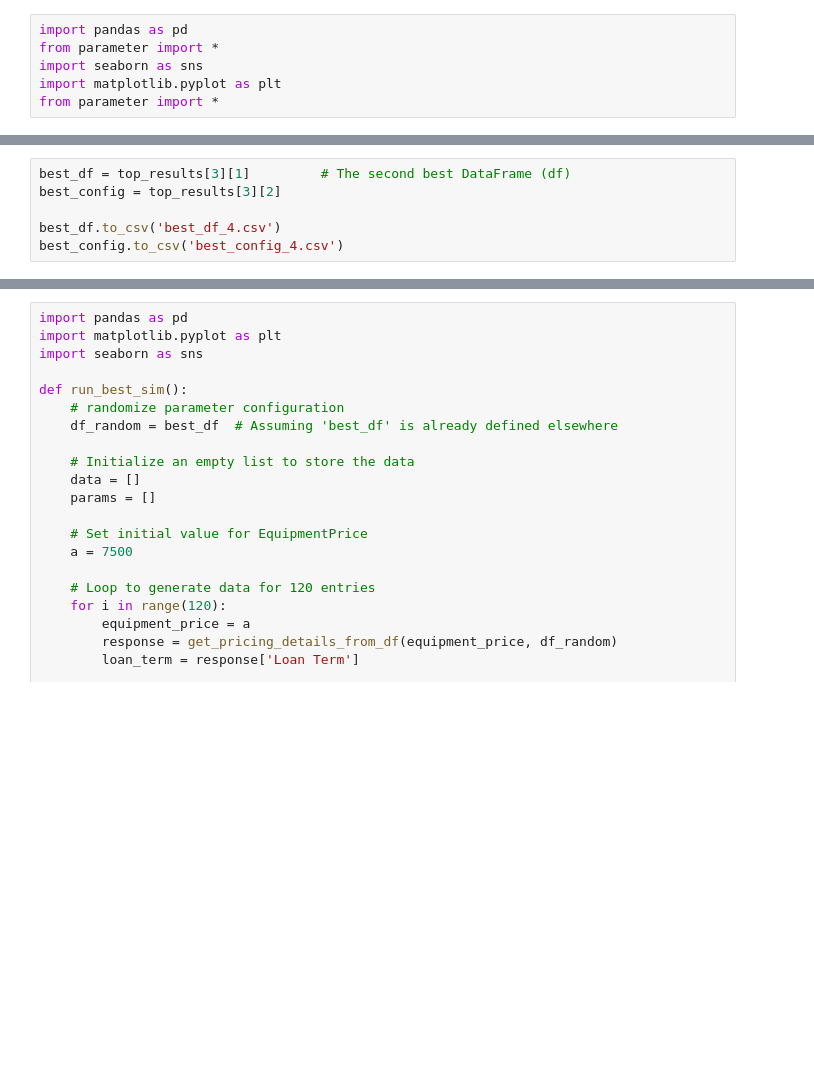
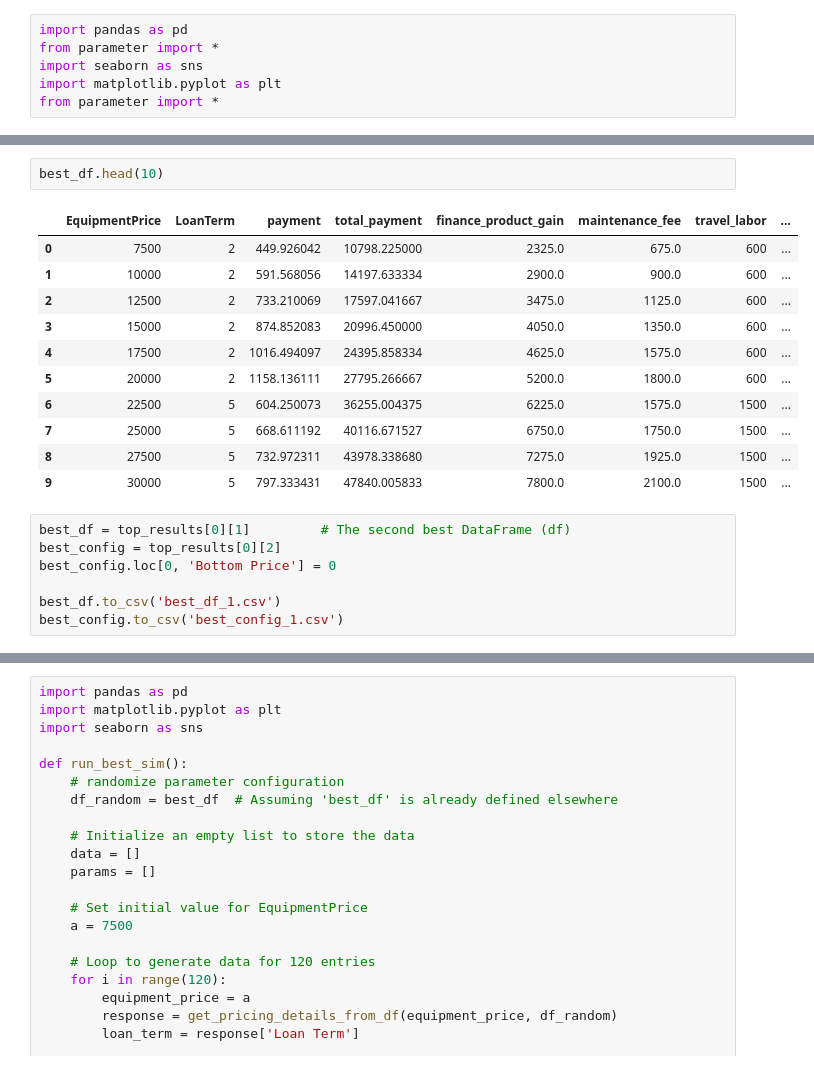
Before and after one commit to Gaia-Dental-Studio/new_pricing_calculator, a Jupyter notebook: param_optimization.ipynb, the cells around one changed output, grey strips where cells are left out. Drawn from its saved outputs; the diff is of its cells as text; blank space fills up the shorter version.

```diff
--- a/param_optimization.ipynb
+++ b/param_optimization.ipynb
@@ -700,6 +994,21 @@ top_results[1][2]
+# %%
+best_df.head(10)
+# %% [output]
+|  | EquipmentPrice | LoanTerm | payment | total_payment | finance_product_gain | maintenance_fee | travel_labor | ... |
+| 0 | 7500 | 2 | 449.926042 | 10798.225000 | 2325.0 | 675.0 | 600 | ... |
+| 1 | 10000 | 2 | 591.568056 | 14197.633334 | 2900.0 | 900.0 | 600 | ... |
+| 2 | 12500 | 2 | 733.210069 | 17597.041667 | 3475.0 | 1125.0 | 600 | ... |
+| 3 | 15000 | 2 | 874.852083 | 20996.450000 | 4050.0 | 1350.0 | 600 | ... |
+| 4 | 17500 | 2 | 1016.494097 | 24395.858334 | 4625.0 | 1575.0 | 600 | ... |
+| 5 | 20000 | 2 | 1158.136111 | 27795.266667 | 5200.0 | 1800.0 | 600 | ... |
+| 6 | 22500 | 5 | 604.250073 | 36255.004375 | 6225.0 | 1575.0 | 1500 | ... |
+| 7 | 25000 | 5 | 668.611192 | 40116.671527 | 6750.0 | 1750.0 | 1500 | ... |
+| 8 | 27500 | 5 | 732.972311 | 43978.338680 | 7275.0 | 1925.0 | 1500 | ... |
+| 9 | 30000 | 5 | 797.333431 | 47840.005833 | 7800.0 | 2100.0 | 1500 | ... |
 # %%
-best_df = top_results[3][1]         # The second best DataFrame (df)
-best_config = top_results[3][2]
+best_df = top_results[0][1]         # The second best DataFrame (df)
+best_config = top_results[0][2]
+best_config.loc[0, 'Bottom Price'] = 0
 
-best_df.to_csv('best_df_4.csv')
-best_config.to_csv('best_config_4.csv')
+best_df.to_csv('best_df_1.csv')
+best_config.to_csv('best_config_1.csv')
```
Also changed, not shown: parts of 23 cells of this notebook, 19 other files.
